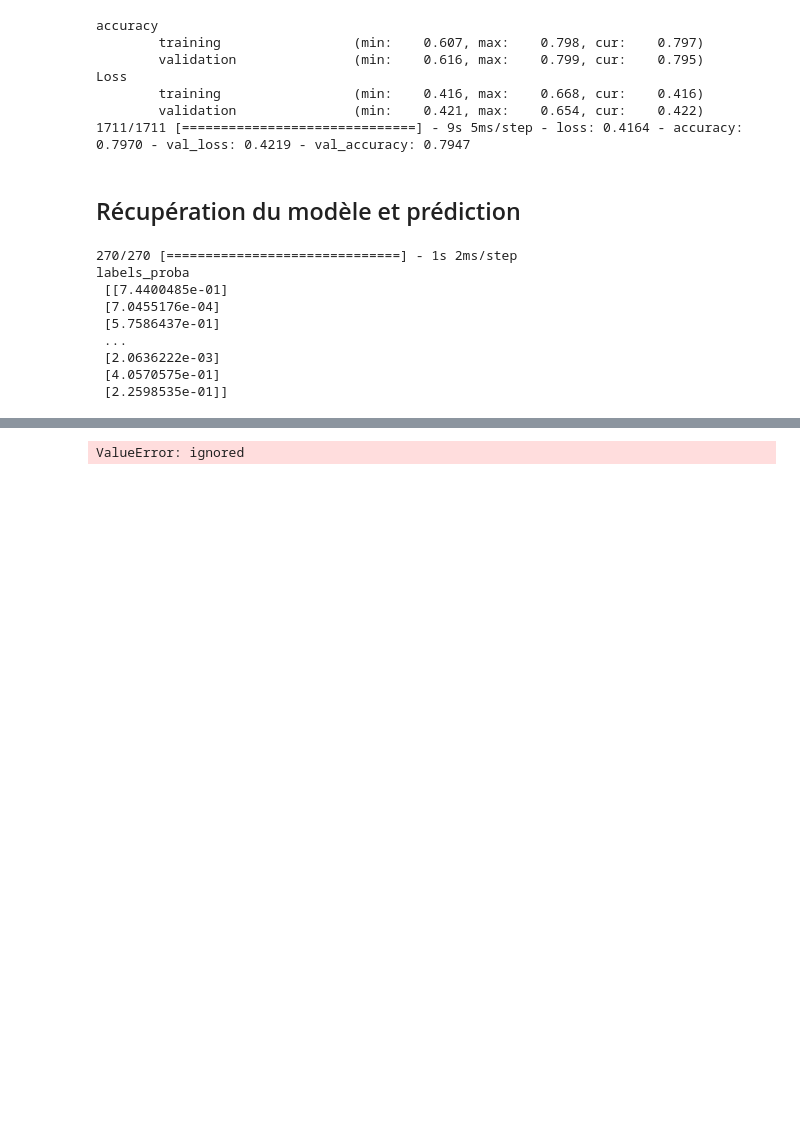
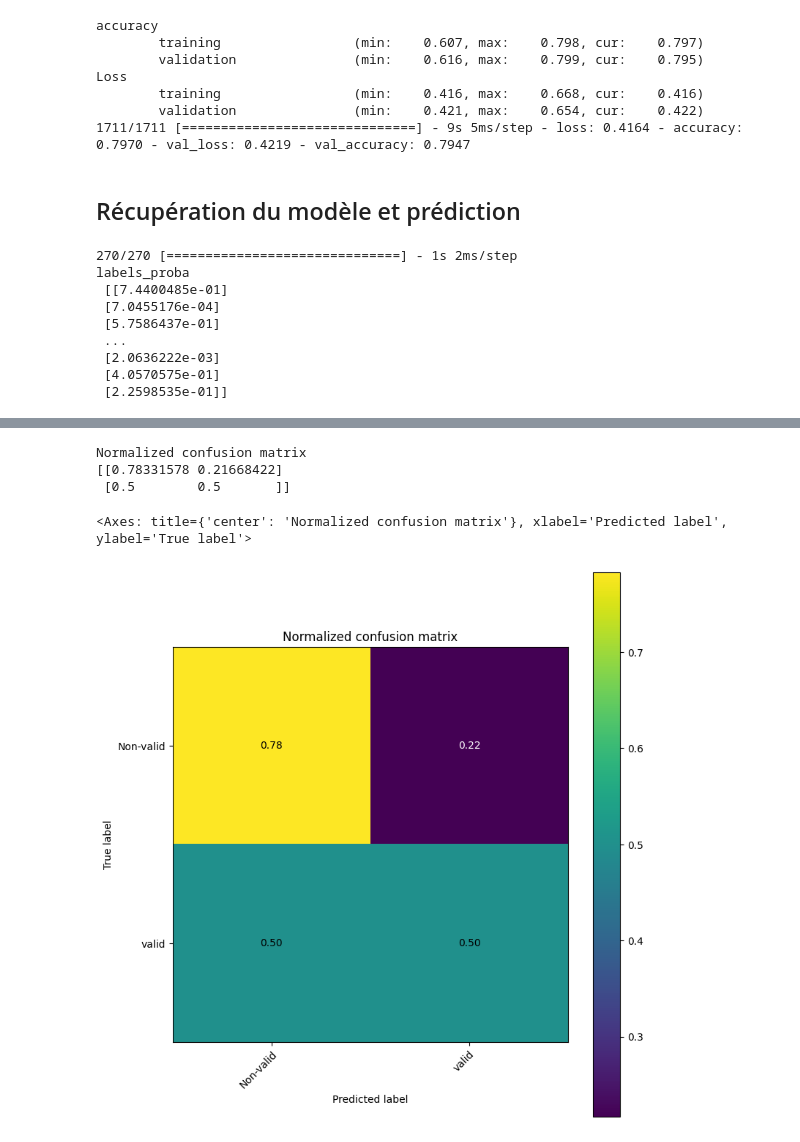
Before and after one commit to TonioHathos/AI_Valeo, a Jupyter notebook: code_Antoine/Modèle_NN_Antoine.ipynb, the cells around one changed output, grey strips where cells are left out. Drawn from its saved outputs; the diff is of its cells as text; code cells hidden in the pictures; blank space fills up the shorter version.

Commit message:
ajout matrice confusion

```diff
--- a/code_Antoine/Modèle_NN_Antoine.ipynb
+++ b/code_Antoine/Modèle_NN_Antoine.ipynb
@@ -534,0 +531,3 @@ array([0.74400485], dtype=float32)
+# %%
+labels_pred = np.round(labels_proba)
+labels_pred
@@ -535,4 +542,8 @@ array([0.74400485], dtype=float32)
 # %%
-plot_conf_mat(labels_test, labels_proba, class_names)
+plot_conf_mat(labels_test, labels_pred, class_names)
 # %% [output]
-ValueError: ignored
+Normalized confusion matrix
+[[0.78331578 0.21668422]
+ [0.5        0.5       ]]
+<Axes: title={'center': 'Normalized confusion matrix'}, xlabel='Predicted label', ylabel='True label'>
+[figure, added]
```
Also changed, not shown: parts of 2 cells of this notebook.
